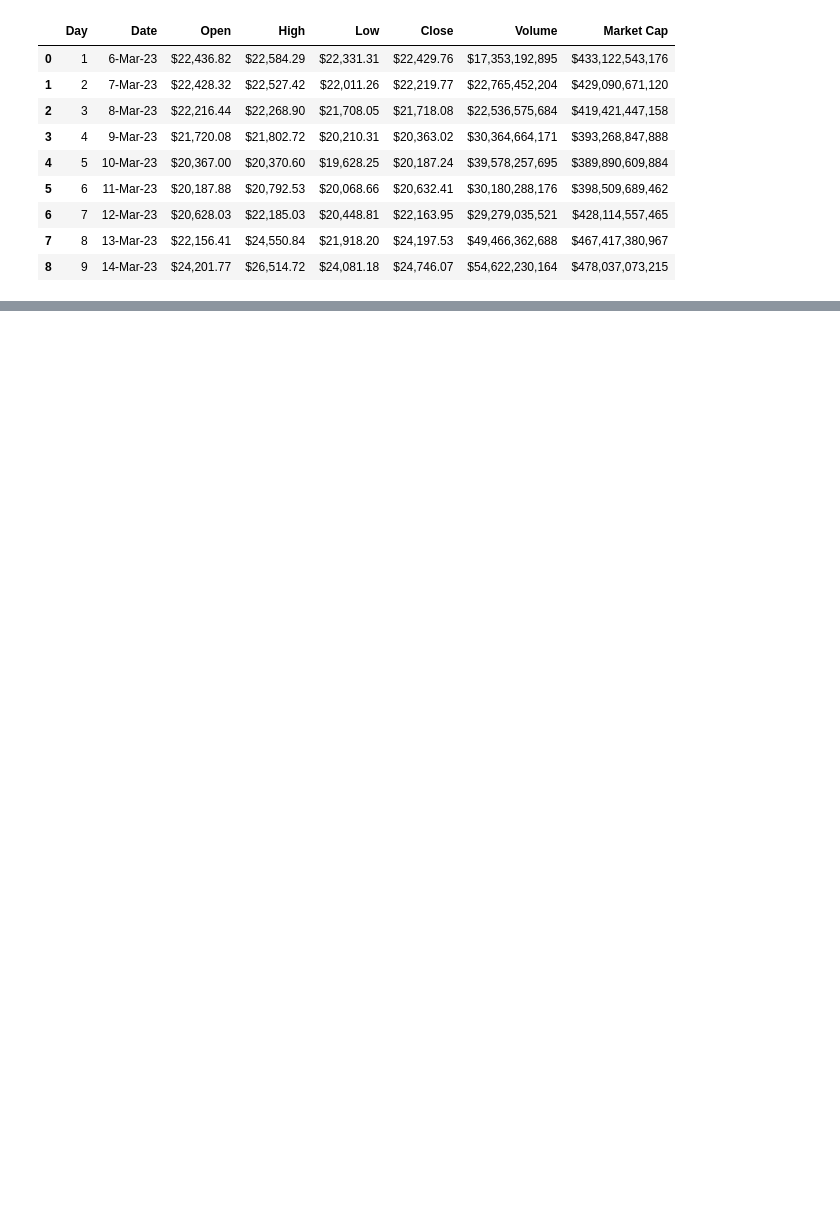
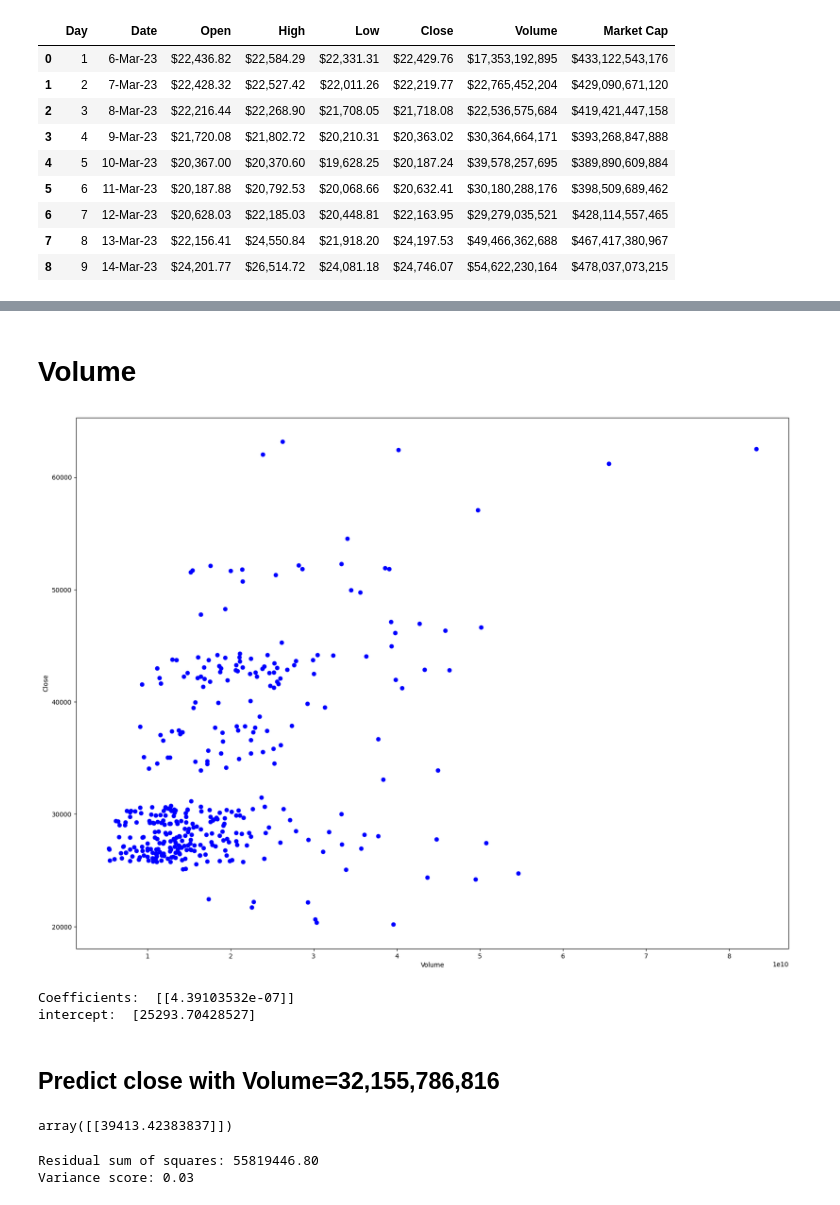
Before and after one commit to He5am/Bitcoin-prediction-with-linear-regression, a Jupyter notebook: bitcoin-project-with-linear-regression.ipynb, the cells around one changed output, grey strips where cells are left out. Drawn from its saved outputs; the diff is of its cells as text; code cells hidden in the pictures; blank space fills up the shorter version.

```diff
--- a/bitcoin-project-with-linear-regression.ipynb
+++ b/bitcoin-project-with-linear-regression.ipynb
@@ -126,0 +144,12 @@ Variance score: 1.00
+# %% [markdown]
+# Volume
+# %%
+plt.figure(figsize=(20, 15))
+plt.scatter(cdf.Volume,cdf.Close, color='blue')
+# plt.scatter(cdf.Day, cdf.Volume, color='yellow')
+# plt.scatter(cdf.Day, cdf['Market Cap'], color='black')
+plt.xlabel("Volume")
+plt.ylabel("Close")
+plt.show()
+# %% [output]
+[figure, added]
@@ -126,0 +160,36 @@ Variance score: 1.00
+# %%
+from sklearn import linear_model
+regr = linear_model.LinearRegression()
+
+x = np.asanyarray(train[['Volume']])
+y = np.asanyarray(train[['Close']])
+regr.fit (x, y)
+print ('Coefficients: ', regr.coef_)
+print ('intercept: ', regr.intercept_)
+# %% [output]
+Coefficients:  [[4.39103532e-07]]
+intercept:  [25293.70428527]
+# %% [markdown]
+## Predict close with Volume=32,155,786,816
+# %%
+regr.predict([[32155786816]])
+# %% [output]
+array([[39413.42383837]])
+# %%
+test_copy = test.copy()
+test_copy['High'] = test_copy['High'].replace({'\\$': '', ',': ''}, regex=True)
+test_copy['Low'] = test_copy['Low'].replace({'\\$': '', ',': ''}, regex=True)
+test_copy['Volume'] = test_copy['Volume'].replace({'\\$': '', ',': ''}, regex=True)
+test_copy['Market Cap'] = test_copy['Market Cap'].replace({'\\$': '', ',': ''}, regex=True)
+
+y_hat= regr.predict(test_copy[['Volume']])
+x = np.asanyarray(test_copy[['Volume']])
+y = np.asanyarray(test[['Close']])
+print("Residual sum of squares: %.2f"
+      % np.mean((y_hat - y) ** 2))
+
+# Explained variance score: 1 is perfect prediction
+print('Variance score: %.2f' % regr.score(x, y))
+# %% [output]
+Residual sum of squares: 55819446.80
+Variance score: 0.03
```
Also changed, not shown: parts of 11 cells of this notebook.
